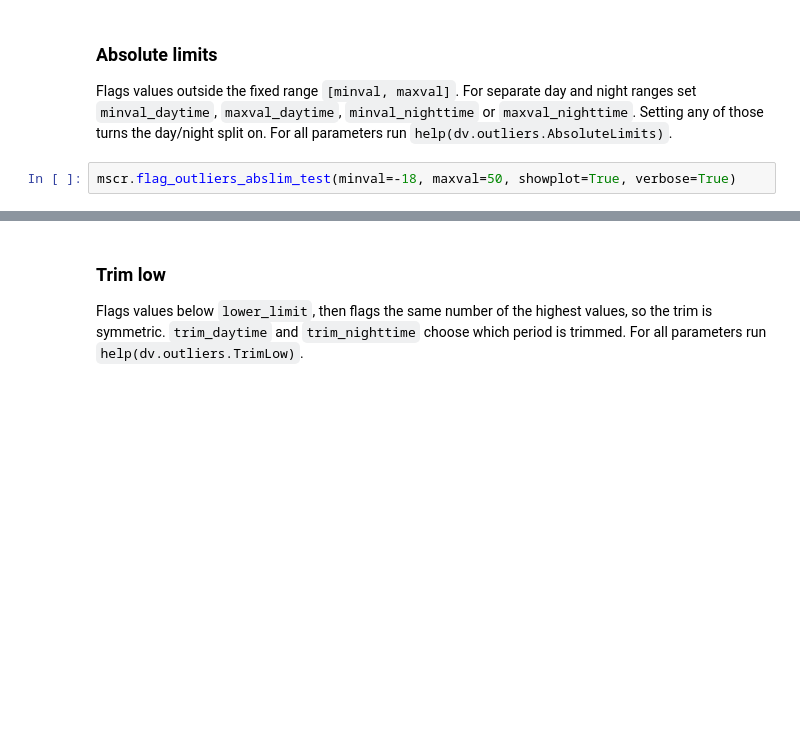
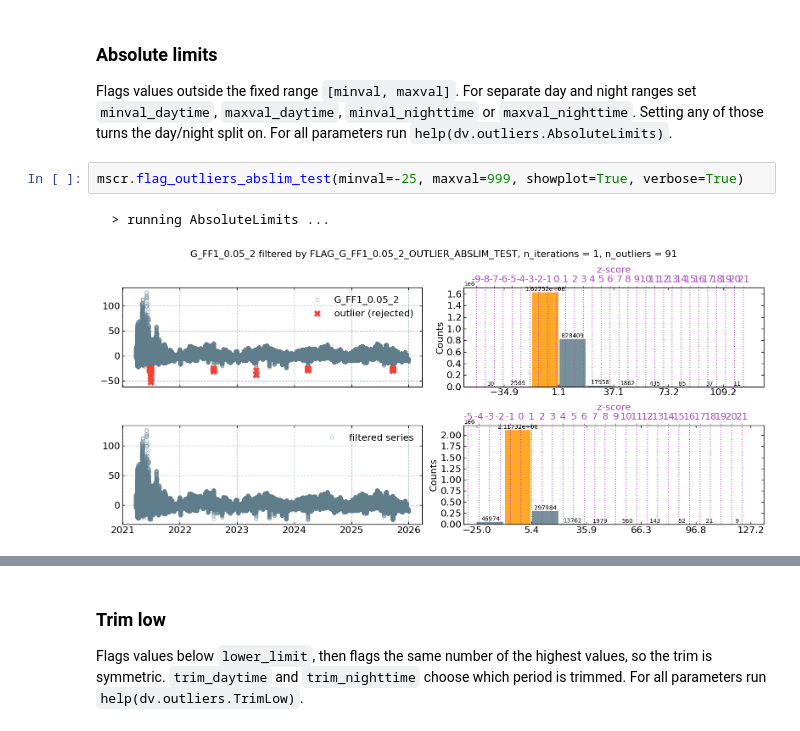
Before and after one commit to holukas/dataset_ch-lae_flux_product, a Jupyter notebook: workflow/10_METEO/20_SCREENING/G/G_FF1_0.05_2_2021-2025.ipynb, the cells around one changed output, grey strips where cells are left out. Cells and saved outputs as stored; diff of their text form; blank space fills up the shorter version.

```diff
--- a/workflow/10_METEO/20_SCREENING/G/G_FF1_0.05_2_2021-2025.ipynb
+++ b/workflow/10_METEO/20_SCREENING/G/G_FF1_0.05_2_2021-2025.ipynb
@@ -258,6 +305,9 @@ mscr.addflag()
 ### Absolute limits
 Flags values outside the fixed range `[minval, maxval]`. For separate day and night ranges set `minval_daytime`, `maxval_daytime`, `minval_nighttime` or `maxval_nighttime`. Setting any of those turns the day/night split on. For all parameters run `help(dv.outliers.AbsoluteLimits)`.
 # %%
-mscr.flag_outliers_abslim_test(minval=-18, maxval=50, showplot=True, verbose=True)
+mscr.flag_outliers_abslim_test(minval=-25, maxval=999, showplot=True, verbose=True)
+# %% [output]
+  > running AbsoluteLimits ...
+[figure, added]
 # %%
 mscr.addflag()
```
Also changed, not shown: parts of 25 cells of this notebook, 1 other file.
